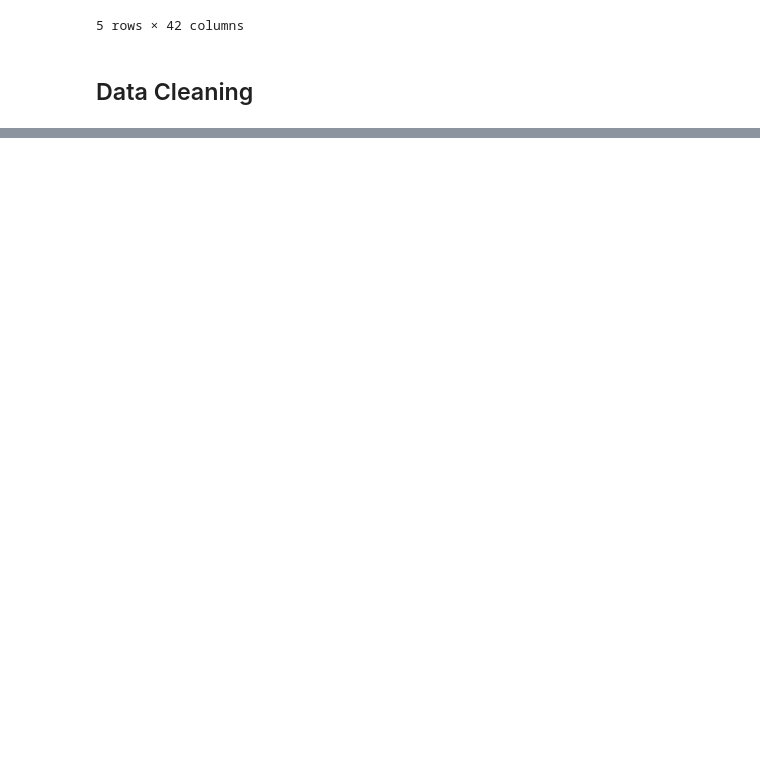
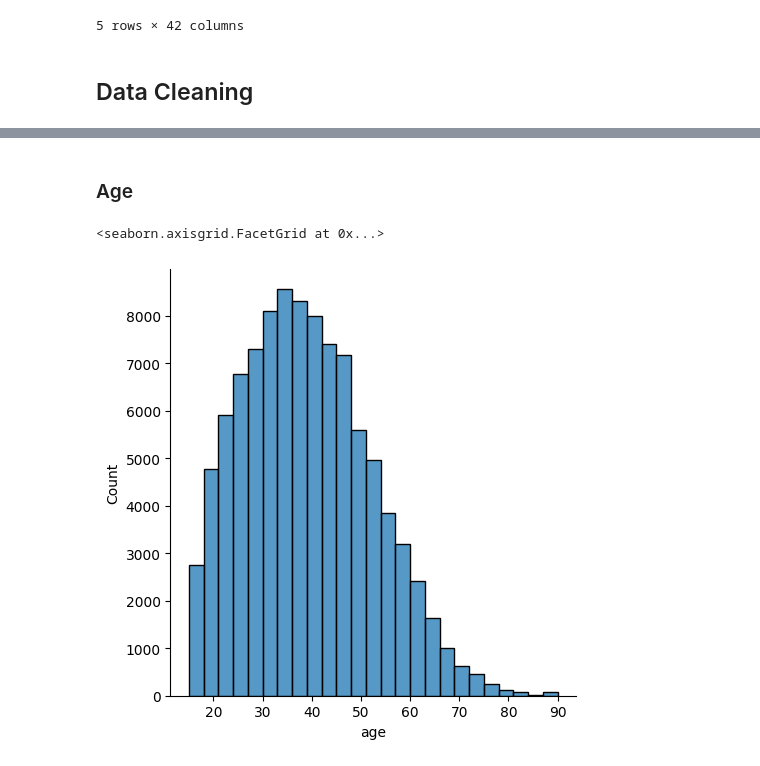
Before and after one commit to MarwanMousa/census_income_classification, a Jupyter notebook: Exploratory_Data_Analysis.ipynb, the cells around one changed output, grey strips where cells are left out. Cells and saved outputs as stored; diff of their text form; code cells hidden in the pictures; blank space fills up the shorter version.

```diff
--- a/Exploratory_Data_Analysis.ipynb
+++ b/Exploratory_Data_Analysis.ipynb
@@ -61,0 +167,8 @@ df_train_raw.describe()
+# %% [markdown]
+### Age
+# %%
+# First lets see how age is distributed
+sns.displot(data=df_train_raw, x="age", binwidth=3)
+# %% [output]
+<seaborn.axisgrid.FacetGrid at 0x...>
+[figure, added]
```
Also changed, not shown: parts of 59 cells of this notebook.
